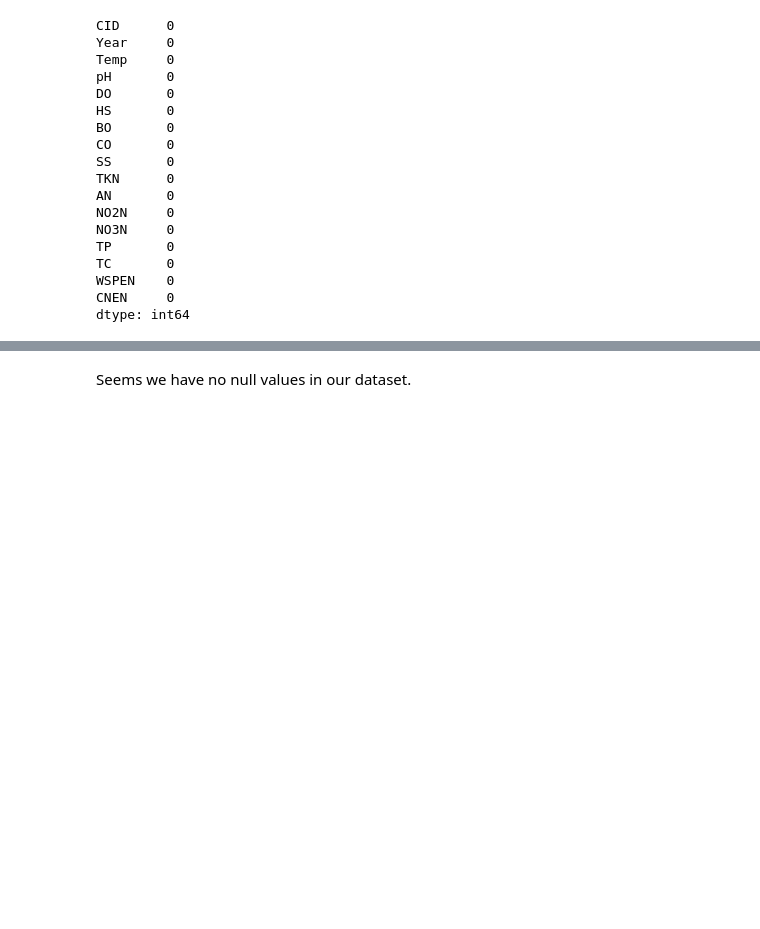
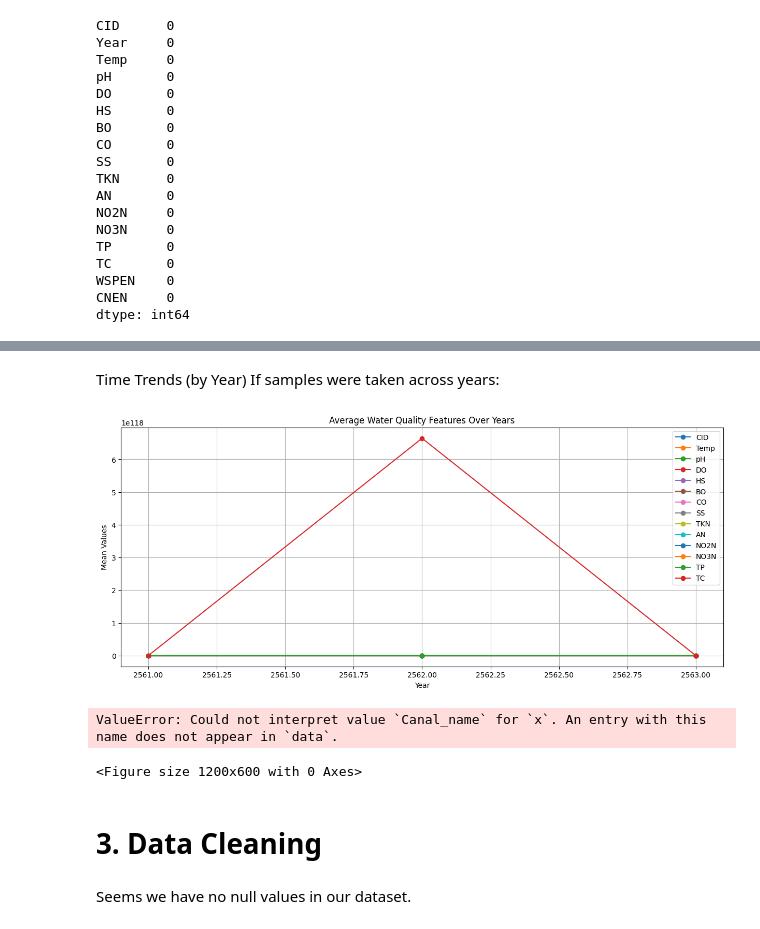
Before and after one commit to puskr99/ml-project-water-potability, a Jupyter notebook: code/water.ipynb, the cells around one changed output, grey strips where cells are left out. Cells and saved outputs as stored; diff of their text form; code cells hidden in the pictures; blank space fills up the shorter version.

```diff
--- a/code/water.ipynb
+++ b/code/water.ipynb
@@ -142,3 +177,26 @@ dtype: int64
+# %% [markdown]
+Time Trends (by Year)
+If samples were taken across years:
+# %%
+data.groupby('Year').mean(numeric_only=True).plot(marker='o', figsize=(15,6))
+plt.title("Average Water Quality Features Over Years")
+plt.xlabel("Year")
+plt.ylabel("Mean Values")
+plt.grid(True)
+plt.show()
+# %% [output]
+[figure, added]
+# %%
+plt.figure(figsize=(12, 6))
+sns.boxplot(x='Canal_name', y='pH', data=data)
+plt.xticks(rotation=90)
+plt.title("pH levels across different canals")
+plt.show()
+# %% [output]
+ValueError: Could not interpret value `Canal_name` for `x`. An entry with this name does not appear in `data`.
+<Figure size 1200x600 with 0 Axes>
+# %% [markdown]
+# 3. Data Cleaning
 # %% [markdown]
 Seems we have no null values in our dataset.
 # %%
```
Also changed, not shown: parts of 32 cells of this notebook, 1 other file.
